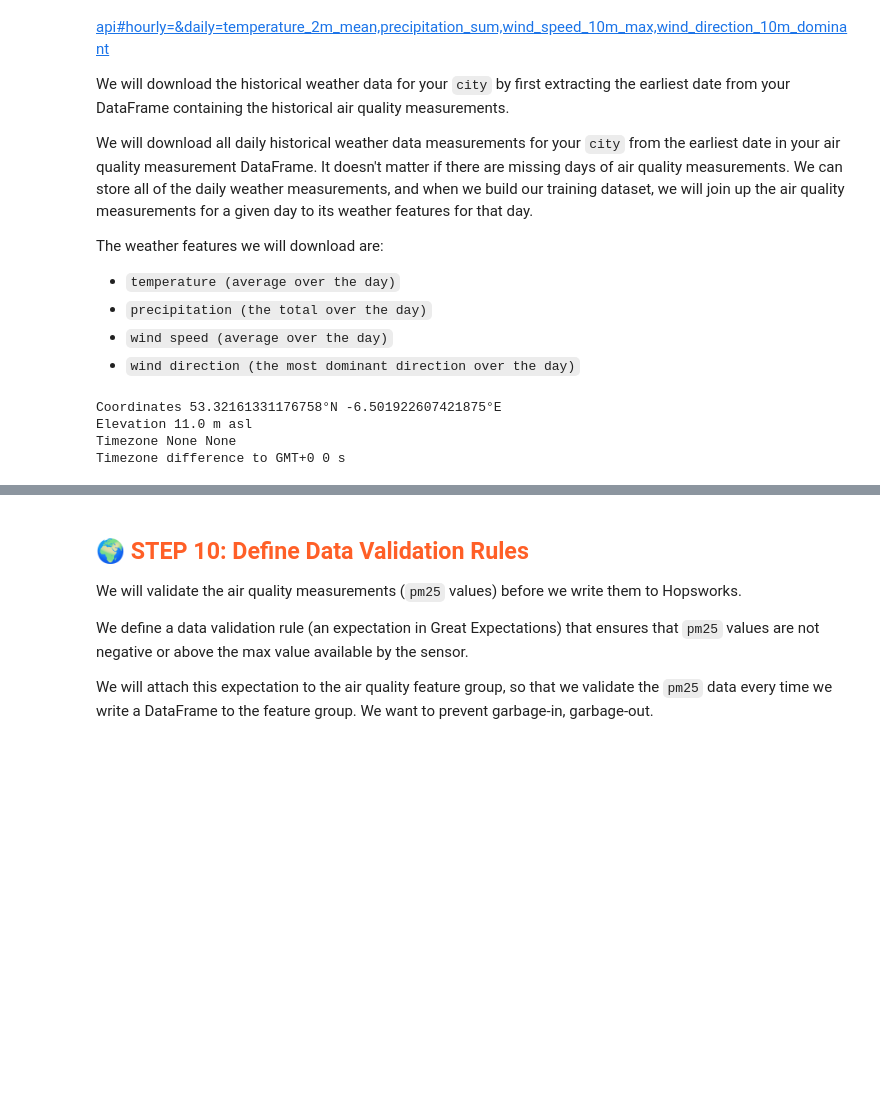
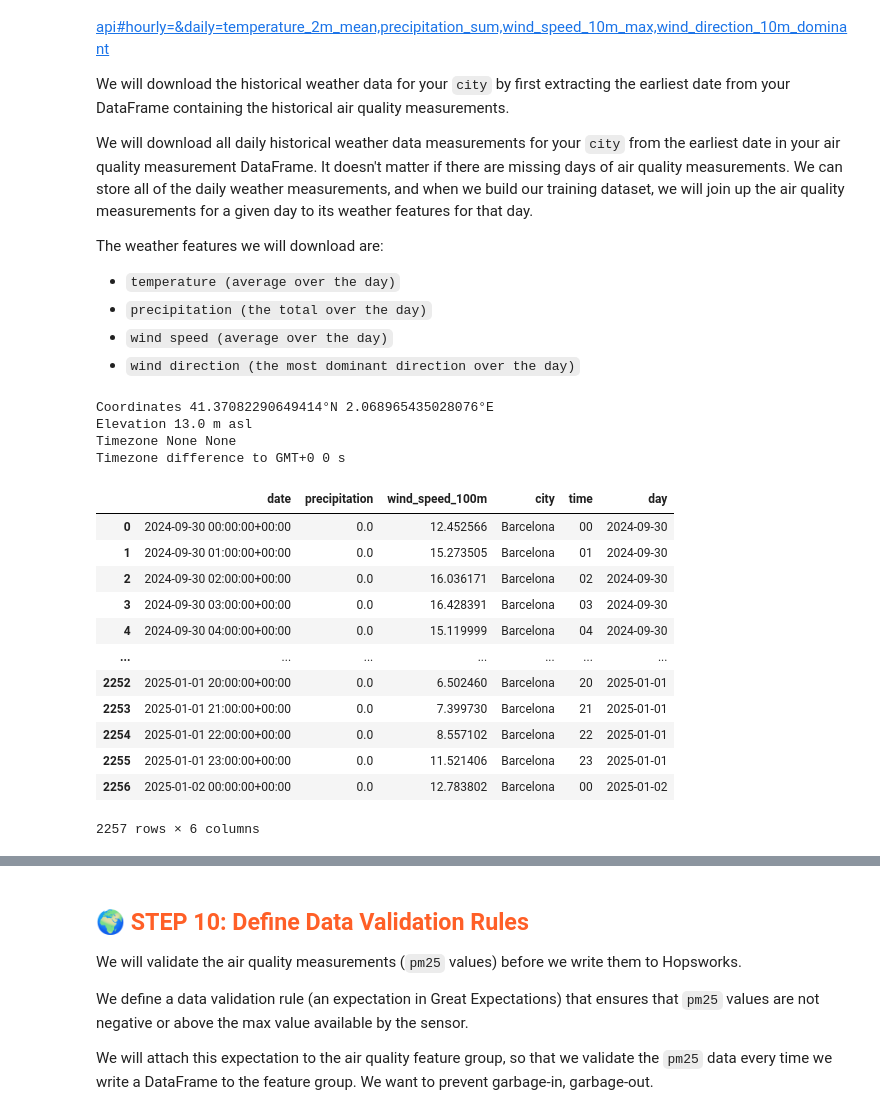
Before and after one commit to juliatribo/Bikes-prediction, a Jupyter notebook: notebooks/ch03/1_air_quality_feature_backfill.ipynb, the cells around one changed output, grey strips where cells are left out. Cells and saved outputs as stored; diff of their text form; code cells hidden in the pictures; blank space fills up the shorter version.

```diff
--- a/notebooks/ch03/1_air_quality_feature_backfill.ipynb
+++ b/notebooks/ch03/1_air_quality_feature_backfill.ipynb
@@ -46,6 +46,7 @@ bikes_url = 'https://opendata-ajuntament.barcelona.cat/data/dataset/estat-estaci
 # Station 42 latitude and longitude
 latitude = "41.404511"
 longitude = "2.189881"
+city = "Barcelona"
 
 today = datetime.date.today()
 # %% [markdown]
@@ -254,16 +219,35 @@ The weather features we will download are:
  * `wind speed (average over the day)`
  * `wind direction (the most dominant direction over the day)`
 # %%
-earliest_aq_date = pd.Series.min(df_aq['date'])
-earliest_aq_date = earliest_aq_date.strftime('%Y-%m-%d')
-earliest_aq_date
+earliest_bikes_date = pd.Series.min(hourly_avg_df['date'])
 
-weather_df = util.get_historical_weather(city, earliest_aq_date, str(today), latitude, longitude)
+weather_df = util.get_historical_weather(city, earliest_bikes_date, str(today), latitude, longitude)
+
+weather_df['date'] = pd.to_datetime(
+    weather_df['date'], unit='s', utc=True, errors='coerce'
+)
+
+weather_df['time'] = weather_df['date'].dt.strftime('%H')
+weather_df['day'] = weather_df['date'].dt.strftime('%Y-%m-%d')
+weather_df
 # %% [output]
-Coordinates 53.32161331176758°N -6.501922607421875°E
-Elevation 11.0 m asl
+Coordinates 41.37082290649414°N 2.068965435028076°E
+Elevation 13.0 m asl
 Timezone None None
 Timezone difference to GMT+0 0 s
+|  | date | precipitation | wind_speed_100m | city | time | day |
+| 0 | 2024-09-30 00:00:00+00:00 | 0.0 | 12.452566 | Barcelona | 00 | 2024-09-30 |
+| 1 | 2024-09-30 01:00:00+00:00 | 0.0 | 15.273505 | Barcelona | 01 | 2024-09-30 |
+| 2 | 2024-09-30 02:00:00+00:00 | 0.0 | 16.036171 | Barcelona | 02 | 2024-09-30 |
+| 3 | 2024-09-30 03:00:00+00:00 | 0.0 | 16.428391 | Barcelona | 03 | 2024-09-30 |
+| 4 | 2024-09-30 04:00:00+00:00 | 0.0 | 15.119999 | Barcelona | 04 | 2024-09-30 |
+| ... | ... | ... | ... | ... | ... | ... |
+| 2252 | 2025-01-01 20:00:00+00:00 | 0.0 | 6.502460 | Barcelona | 20 | 2025-01-01 |
+| 2253 | 2025-01-01 21:00:00+00:00 | 0.0 | 7.399730 | Barcelona | 21 | 2025-01-01 |
+| 2254 | 2025-01-01 22:00:00+00:00 | 0.0 | 8.557102 | Barcelona | 22 | 2025-01-01 |
+| 2255 | 2025-01-01 23:00:00+00:00 | 0.0 | 11.521406 | Barcelona | 23 | 2025-01-01 |
+| 2256 | 2025-01-02 00:00:00+00:00 | 0.0 | 12.783802 | Barcelona | 00 | 2025-01-02 |
+2257 rows × 6 columns
 # %%
 weather_df.info()
 # %% [output]
```
Also changed, not shown: parts of 20 cells of this notebook, 3 other files.
